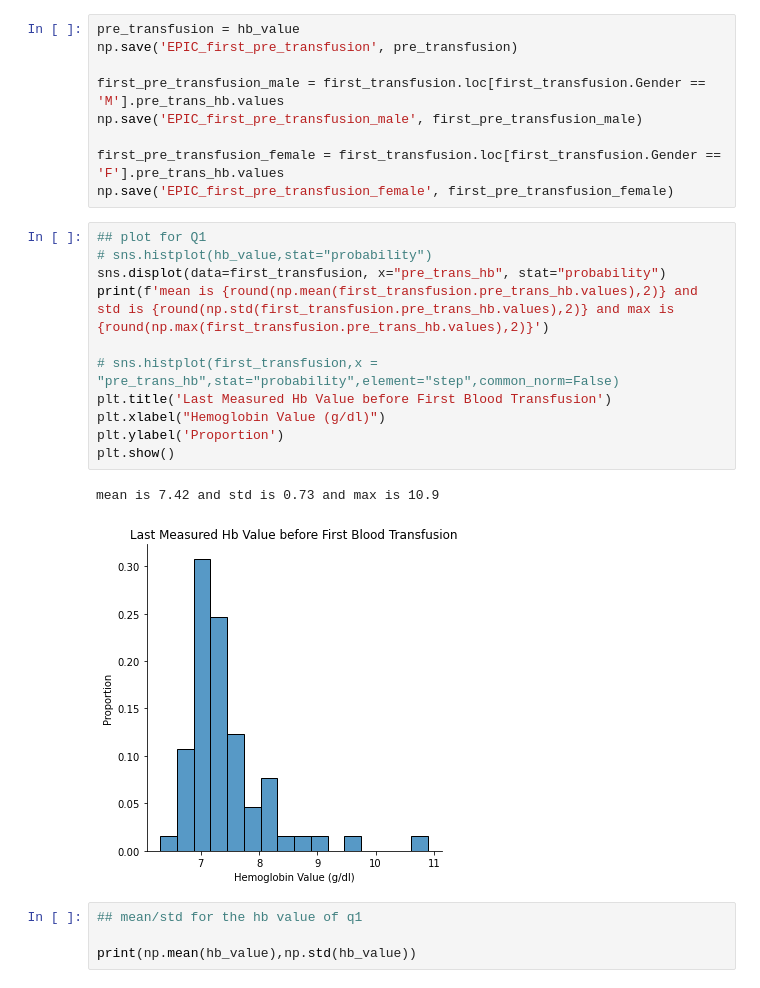
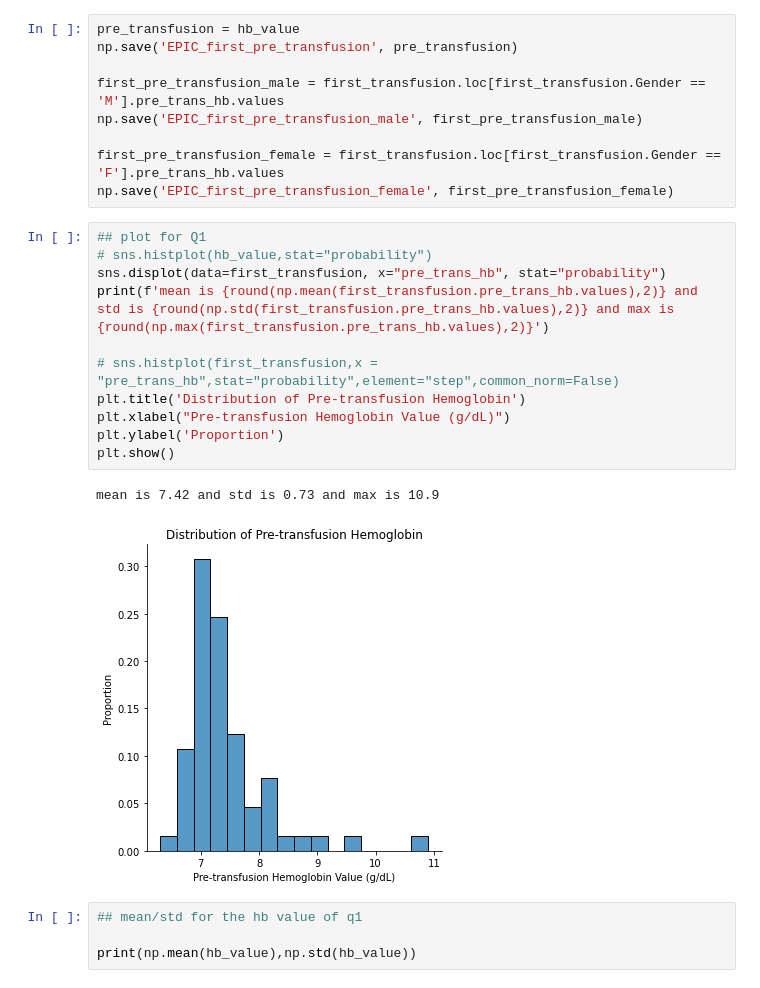
Before and after one commit to lily214754/MIMIC, a Jupyter notebook: EDA/EPIC EDA debug_changed.ipynb, the cells around one changed output. Cells and saved outputs as stored; diff of their text form.

Commit message:
Changed figure label name

```diff
--- a/EDA/EPIC EDA debug_changed.ipynb
+++ b/EDA/EPIC EDA debug_changed.ipynb
@@ -133,17 +133,17 @@ np.save('EPIC_first_pre_transfusion_female', first_pre_transfusion_female)
 # %%
 ## plot for Q1
 # sns.histplot(hb_value,stat="probability")
 sns.displot(data=first_transfusion, x="pre_trans_hb", stat="probability")
 print(f'mean is {round(np.mean(first_transfusion.pre_trans_hb.values),2)} and std is {round(np.std(first_transfusion.pre_trans_hb.values),2)} and max is {round(np.max(first_transfusion.pre_trans_hb.values),2)}')
 
 # sns.histplot(first_transfusion,x = "pre_trans_hb",stat="probability",element="step",common_norm=False)
-plt.title('Last Measured Hb Value before First Blood Transfusion')
-plt.xlabel("Hemoglobin Value (g/dl)")
+plt.title('Distribution of Pre-transfusion Hemoglobin')
+plt.xlabel("Pre-transfusion Hemoglobin Value (g/dL)")
 plt.ylabel('Proportion')
 plt.show()
 # %% [output]
 mean is 7.42 and std is 0.73 and max is 10.9
-[figure, old version]
+[figure, new version]
 # %%
 ## mean/std for the hb value of q1
 
```
Also changed, not shown: parts of 3 cells of this notebook, 6 other files.
